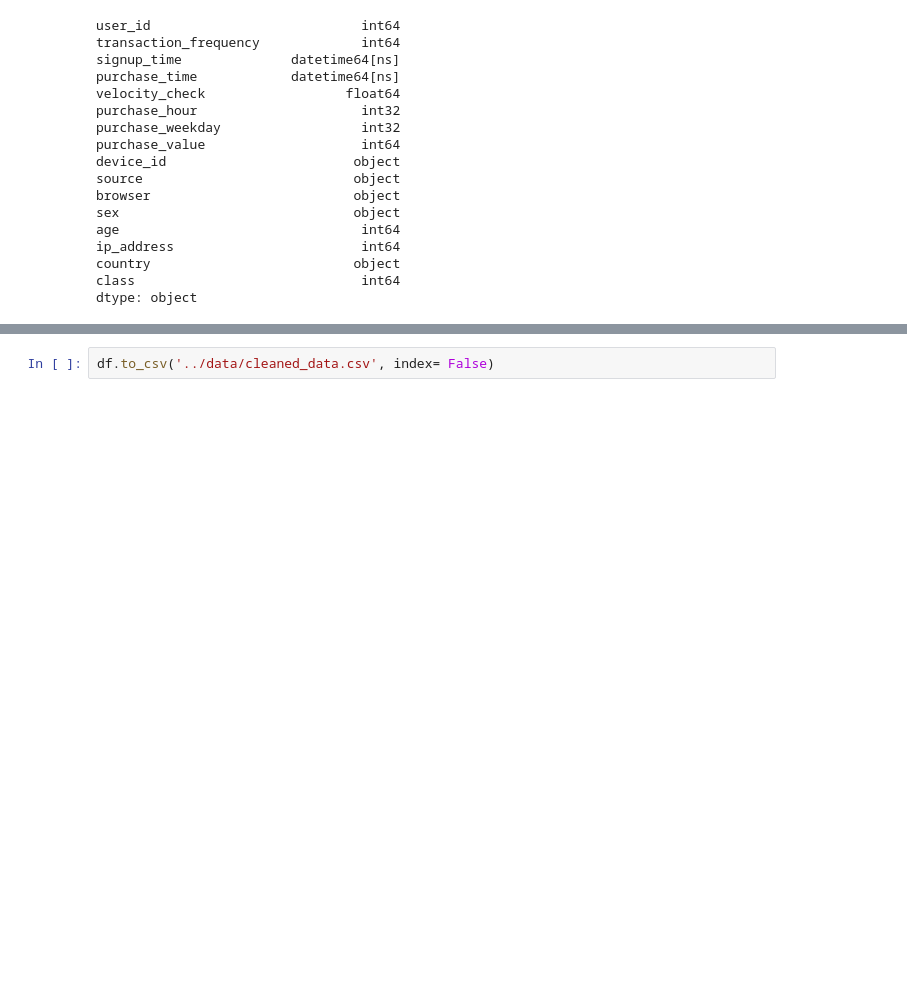
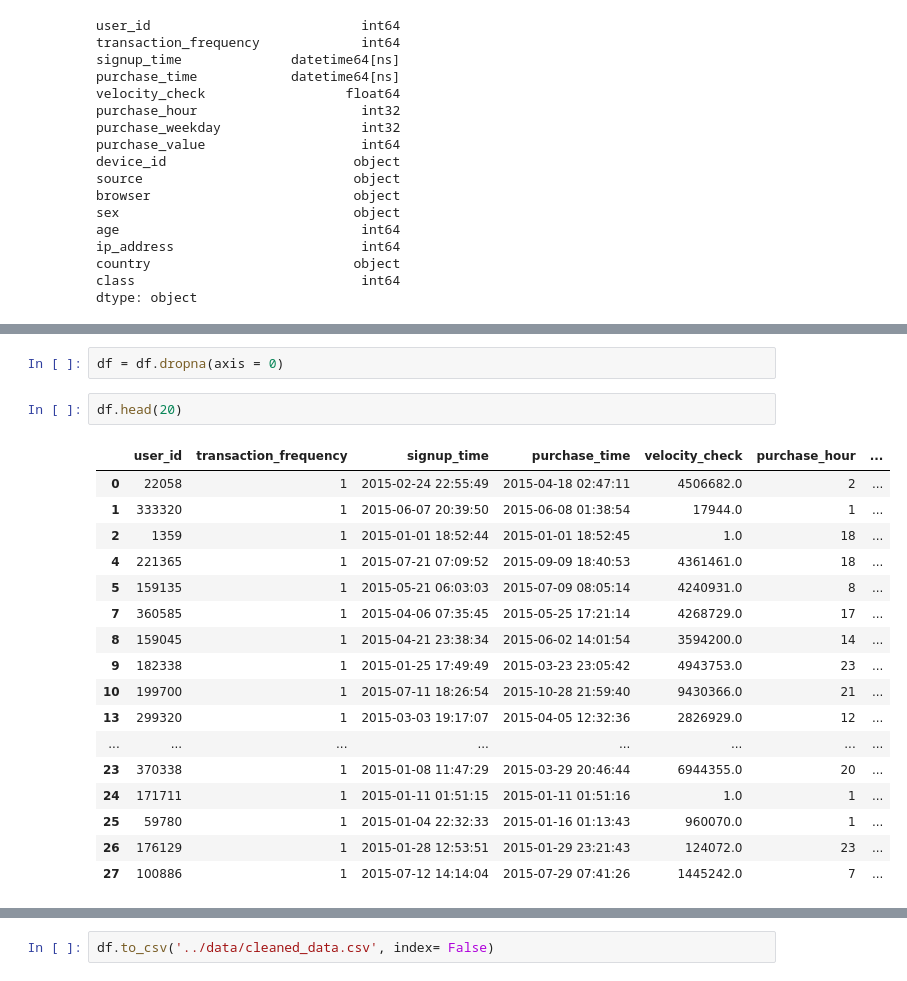
Before and after one commit to Tesfahun03/Fraud-detection-in-Ecommerce-and-credit-card, a Jupyter notebook: notebooks/feature_engineering.ipynb, the cells around one changed output, grey strips where cells are left out. Cells and saved outputs as stored; diff of their text form; blank space fills up the shorter version.

```diff
--- a/notebooks/feature_engineering.ipynb
+++ b/notebooks/feature_engineering.ipynb
@@ -127,0 +148,22 @@ dtype: object
+# %%
+df = df.dropna(axis = 0)
+# %%
+df.head(20)
+# %% [output]
+|  | user_id | transaction_frequency | signup_time | purchase_time | velocity_check | purchase_hour | ... |
+| 0 | 22058 | 1 | 2015-02-24 22:55:49 | 2015-04-18 02:47:11 | 4506682.0 | 2 | ... |
+| 1 | 333320 | 1 | 2015-06-07 20:39:50 | 2015-06-08 01:38:54 | 17944.0 | 1 | ... |
+| 2 | 1359 | 1 | 2015-01-01 18:52:44 | 2015-01-01 18:52:45 | 1.0 | 18 | ... |
+| 4 | 221365 | 1 | 2015-07-21 07:09:52 | 2015-09-09 18:40:53 | 4361461.0 | 18 | ... |
+| 5 | 159135 | 1 | 2015-05-21 06:03:03 | 2015-07-09 08:05:14 | 4240931.0 | 8 | ... |
+| 7 | 360585 | 1 | 2015-04-06 07:35:45 | 2015-05-25 17:21:14 | 4268729.0 | 17 | ... |
+| 8 | 159045 | 1 | 2015-04-21 23:38:34 | 2015-06-02 14:01:54 | 3594200.0 | 14 | ... |
+| 9 | 182338 | 1 | 2015-01-25 17:49:49 | 2015-03-23 23:05:42 | 4943753.0 | 23 | ... |
+| 10 | 199700 | 1 | 2015-07-11 18:26:54 | 2015-10-28 21:59:40 | 9430366.0 | 21 | ... |
+| 13 | 299320 | 1 | 2015-03-03 19:17:07 | 2015-04-05 12:32:36 | 2826929.0 | 12 | ... |
+| ... | ... | ... | ... | ... | ... | ... | ... |
+| 23 | 370338 | 1 | 2015-01-08 11:47:29 | 2015-03-29 20:46:44 | 6944355.0 | 20 | ... |
+| 24 | 171711 | 1 | 2015-01-11 01:51:15 | 2015-01-11 01:51:16 | 1.0 | 1 | ... |
+| 25 | 59780 | 1 | 2015-01-04 22:32:33 | 2015-01-16 01:13:43 | 960070.0 | 1 | ... |
+| 26 | 176129 | 1 | 2015-01-28 12:53:51 | 2015-01-29 23:21:43 | 124072.0 | 23 | ... |
+| 27 | 100886 | 1 | 2015-07-12 14:14:04 | 2015-07-29 07:41:26 | 1445242.0 | 7 | ... |
```
Also changed, not shown: parts of 2 cells of this notebook.
